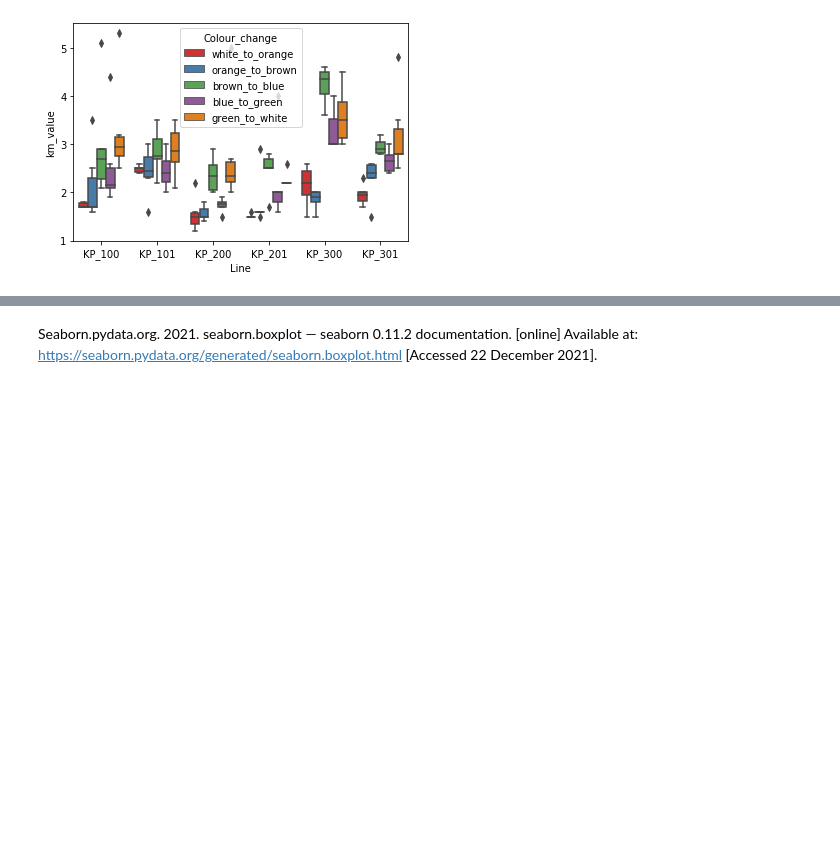
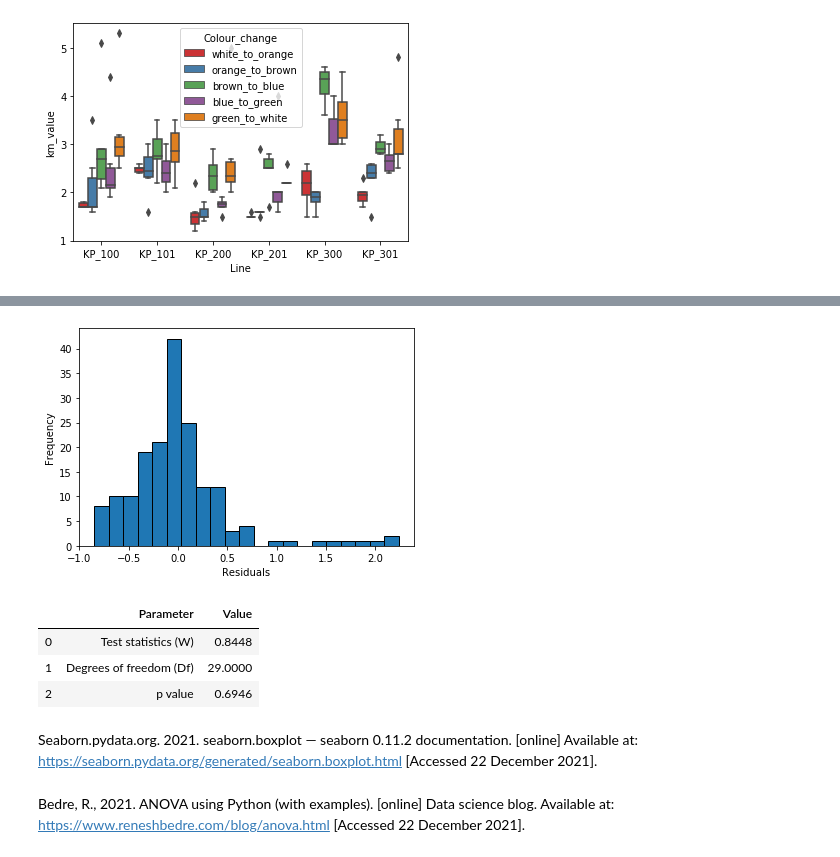
Before and after one commit to rastislp/Machine_learning, a Jupyter notebook: scipy-stats.ipynb, the cells around one changed output, grey strips where cells are left out. Cells and saved outputs as stored; diff of their text form; code cells hidden in the pictures; blank space fills up the shorter version.

```diff
--- a/scipy-stats.ipynb
+++ b/scipy-stats.ipynb
@@ -149,0 +265,7 @@ sns.boxplot(x="Line", y="km_value", hue="Colour_change", data=d_melt, palette="S
+# %%
+plt.hist(res.anova_model_out.resid, bins='auto', histtype='bar', ec='k')
+plt.xlabel("Residuals")
+plt.ylabel('Frequency')
+plt.show()
+# %% [output]
+[figure, added]
@@ -150,2 +274,13 @@ sns.boxplot(x="Line", y="km_value", hue="Colour_change", data=d_melt, palette="S
+# %%
+res = stat()
+res.levene(df=d_melt, res_var='km_value', xfac_var=['Line', 'Colour_change'])
+res.levene_summary
+# %% [output]
+|  | Parameter | Value |
+| 0 | Test statistics (W) | 0.8448 |
+| 1 | Degrees of freedom (Df) | 29.0000 |
+| 2 | p value | 0.6946 |
 # %% [markdown]
 Seaborn.pydata.org. 2021. seaborn.boxplot — seaborn 0.11.2 documentation. [online] Available at: <https://seaborn.pydata.org/generated/seaborn.boxplot.html> [Accessed 22 December 2021].
+# %% [markdown]
+Bedre, R., 2021. ANOVA using Python (with examples). [online] Data science blog. Available at: <https://www.reneshbedre.com/blog/anova.html> [Accessed 22 December 2021].
```
Also changed, not shown: parts of 28 cells of this notebook.
